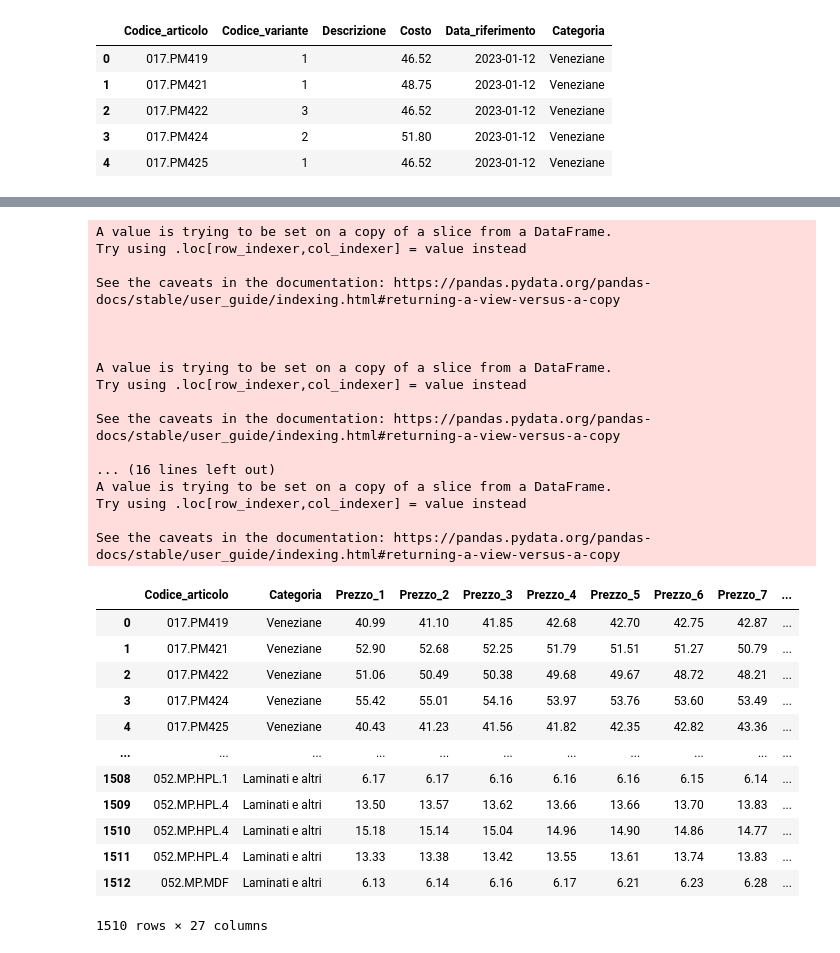
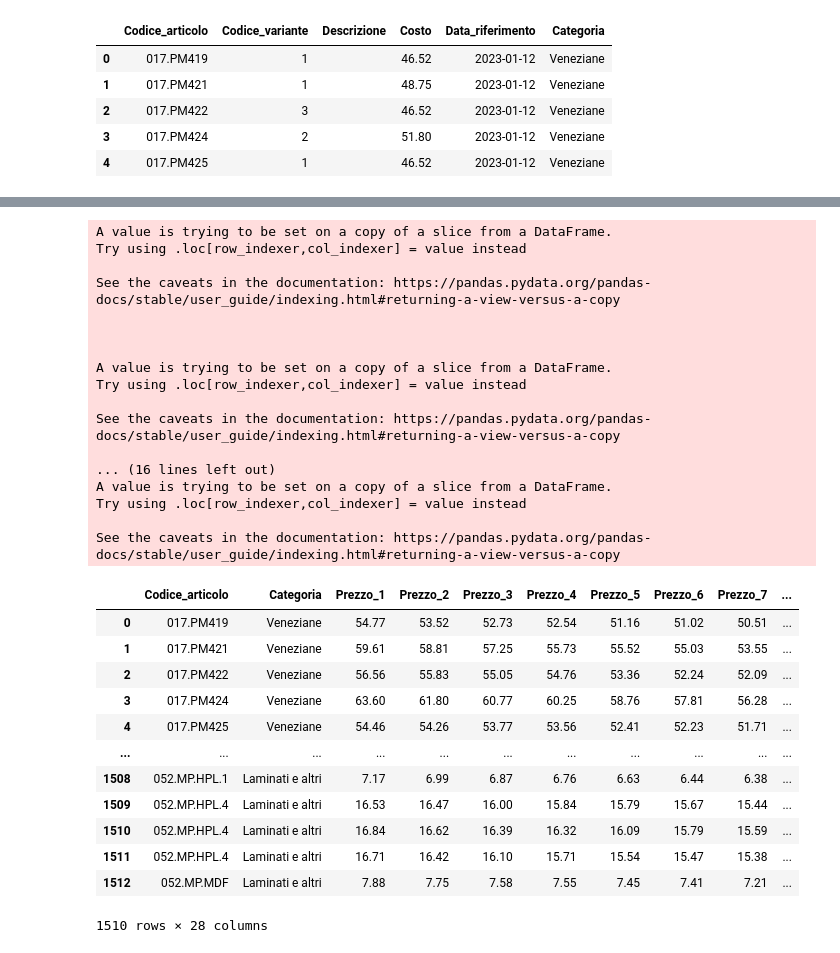
Before and after one commit to Ishikawa7/DEMO-Sales-Data-Analysis-and-Price-List-Management-System, a Jupyter notebook: vista_listino.ipynb, the cells around one changed output, grey strips where cells are left out. Saved outputs shown, nothing was run; the diff lists cells and outputs as text; code cells hidden in the pictures.

Commit message:
vista listino completed

```diff
--- a/vista_listino.ipynb
+++ b/vista_listino.ipynb
@@ -18,8 +18,10 @@ df_listino.head()
 # %%
 df_listino["Categoria"].unique().tolist()
 dict_multiplicator = {}
+dict_trend = {}
 for cat in df_listino["Categoria"].unique().tolist():
     # random number between 1 and 4
-    dict_multiplicator[cat] = np.random.randint(1, 4)
+    dict_multiplicator[cat] = np.random.randint(1, 5)
+    dict_trend[cat] = np.random.choice([0, 1])
 dict_multiplicator
 # %% [output]
@@ -44,7 +46,7 @@ categories = df_listino["Categoria"].to_list()
 storico = []
 vendita = []
 for i in range(len(df_listino)):
-    trend_random = np.random.randint(0, 2)
+    trend_random = dict_trend[categories[i]]
     trend_strengh = dict_multiplicator[categories[i]]
     storico_single = [costo_attuale[i]]
     for j in range(1, 13):
@@ -134,42 +166,44 @@ df_listino_storico["Delta_2"] = 100 * (df_listino_storico["Prezzo_3"] - df_listi
 df_listino_storico["Delta_3"] = 100 * (df_listino_storico["Prezzo_4"] - df_listino_storico["Prezzo_3"])/df_listino_storico["Prezzo_3"]
 df_listino_storico["Delta_4"] = 100 * (df_listino_storico["Prezzo_5"] - df_listino_storico["Prezzo_4"])/df_listino_storico["Prezzo_4"]
 df_listino_storico["Delta_5"] = 100 * (df_listino_storico["Prezzo_6"] - df_listino_storico["Prezzo_5"])/df_listino_storico["Prezzo_5"]
 df_listino_storico["Delta_6"] = 100 * (df_listino_storico["Prezzo_7"] - df_listino_storico["Prezzo_6"])/df_listino_storico["Prezzo_6"]
 df_listino_storico["Delta_7"] = 100 * (df_listino_storico["Prezzo_8"] - df_listino_storico["Prezzo_7"])/df_listino_storico["Prezzo_7"]
 df_listino_storico["Delta_8"] = 100 * (df_listino_storico["Prezzo_9"] - df_listino_storico["Prezzo_8"])/df_listino_storico["Prezzo_8"]
 df_listino_storico["Delta_9"] = 100 * (df_listino_storico["Prezzo_10"] - df_listino_storico["Prezzo_9"])/df_listino_storico["Prezzo_9"]
 df_listino_storico["Delta_10"] = 100 * (df_listino_storico["Prezzo_11"] - df_listino_storico["Prezzo_10"])/df_listino_storico["Prezzo_10"]
 df_listino_storico["Delta_11"] = 100 * (df_listino_storico["Prezzo_12"] - df_listino_storico["Prezzo_11"])/df_listino_storico["Prezzo_11"]
 df_listino_storico["Delta_12"] = 100 * (df_listino_storico["Prezzo_13"] - df_listino_storico["Prezzo_12"])/df_listino_storico["Prezzo_12"]
+# average of deltas
+df_listino_storico["Delta_avg"] = df_listino_storico[["Delta_1", "Delta_2", "Delta_3", "Delta_4", "Delta_5", "Delta_6", "Delta_7", "Delta_8", "Delta_9", "Delta_10", "Delta_11", "Delta_12"]].mean(axis=1)
 df_listino_storico
 # %% [output]
 A value is trying to be set on a copy of a slice from a DataFrame.
 Try using .loc[row_indexer,col_indexer] = value instead
 
 See the caveats in the documentation: https://pandas.pydata.org/pandas-docs/stable/user_guide/indexing.html#returning-a-view-versus-a-copy
 
 
 
 A value is trying to be set on a copy of a slice from a DataFrame.
 Try using .loc[row_indexer,col_indexer] = value instead
 
 See the caveats in the documentation: https://pandas.pydata.org/pandas-docs/stable/user_guide/indexing.html#returning-a-view-versus-a-copy
 
 ... (16 lines left out)
 A value is trying to be set on a copy of a slice from a DataFrame.
 Try using .loc[row_indexer,col_indexer] = value instead
 
 See the caveats in the documentation: https://pandas.pydata.org/pandas-docs/stable/user_guide/indexing.html#returning-a-view-versus-a-copy
 |  | Codice_articolo | Categoria | Prezzo_1 | Prezzo_2 | Prezzo_3 | Prezzo_4 | Prezzo_5 | Prezzo_6 | Prezzo_7 | ... |
-| 0 | 017.PM419 | Veneziane | 40.99 | 41.10 | 41.85 | 42.68 | 42.70 | 42.75 | 42.87 | ... |
-| 1 | 017.PM421 | Veneziane | 52.90 | 52.68 | 52.25 | 51.79 | 51.51 | 51.27 | 50.79 | ... |
-| 2 | 017.PM422 | Veneziane | 51.06 | 50.49 | 50.38 | 49.68 | 49.67 | 48.72 | 48.21 | ... |
-| 3 | 017.PM424 | Veneziane | 55.42 | 55.01 | 54.16 | 53.97 | 53.76 | 53.60 | 53.49 | ... |
-| 4 | 017.PM425 | Veneziane | 40.43 | 41.23 | 41.56 | 41.82 | 42.35 | 42.82 | 43.36 | ... |
+| 0 | 017.PM419 | Veneziane | 54.77 | 53.52 | 52.73 | 52.54 | 51.16 | 51.02 | 50.51 | ... |
+| 1 | 017.PM421 | Veneziane | 59.61 | 58.81 | 57.25 | 55.73 | 55.52 | 55.03 | 53.55 | ... |
+| 2 | 017.PM422 | Veneziane | 56.56 | 55.83 | 55.05 | 54.76 | 53.36 | 52.24 | 52.09 | ... |
+| 3 | 017.PM424 | Veneziane | 63.60 | 61.80 | 60.77 | 60.25 | 58.76 | 57.81 | 56.28 | ... |
+| 4 | 017.PM425 | Veneziane | 54.46 | 54.26 | 53.77 | 53.56 | 52.41 | 52.23 | 51.71 | ... |
 | ... | ... | ... | ... | ... | ... | ... | ... | ... | ... | ... |
-| 1508 | 052.MP.HPL.1 | Laminati e altri | 6.17 | 6.17 | 6.16 | 6.16 | 6.16 | 6.15 | 6.14 | ... |
-| 1509 | 052.MP.HPL.4 | Laminati e altri | 13.50 | 13.57 | 13.62 | 13.66 | 13.66 | 13.70 | 13.83 | ... |
-| 1510 | 052.MP.HPL.4 | Laminati e altri | 15.18 | 15.14 | 15.04 | 14.96 | 14.90 | 14.86 | 14.77 | ... |
-| 1511 | 052.MP.HPL.4 | Laminati e altri | 13.33 | 13.38 | 13.42 | 13.55 | 13.61 | 13.74 | 13.83 | ... |
-| 1512 | 052.MP.MDF | Laminati e altri | 6.13 | 6.14 | 6.16 | 6.17 | 6.21 | 6.23 | 6.28 | ... |
+| 1508 | 052.MP.HPL.1 | Laminati e altri | 7.17 | 6.99 | 6.87 | 6.76 | 6.63 | 6.44 | 6.38 | ... |
+| 1509 | 052.MP.HPL.4 | Laminati e altri | 16.53 | 16.47 | 16.00 | 15.84 | 15.79 | 15.67 | 15.44 | ... |
+| 1510 | 052.MP.HPL.4 | Laminati e altri | 16.84 | 16.62 | 16.39 | 16.32 | 16.09 | 15.79 | 15.59 | ... |
+| 1511 | 052.MP.HPL.4 | Laminati e altri | 16.71 | 16.42 | 16.10 | 15.71 | 15.54 | 15.47 | 15.38 | ... |
+| 1512 | 052.MP.MDF | Laminati e altri | 7.88 | 7.75 | 7.58 | 7.55 | 7.45 | 7.41 | 7.21 | ... |
-1510 rows × 27 columns
+1510 rows × 28 columns
```
Also changed, not shown: parts of 18 cells of this notebook, 6 other files.
